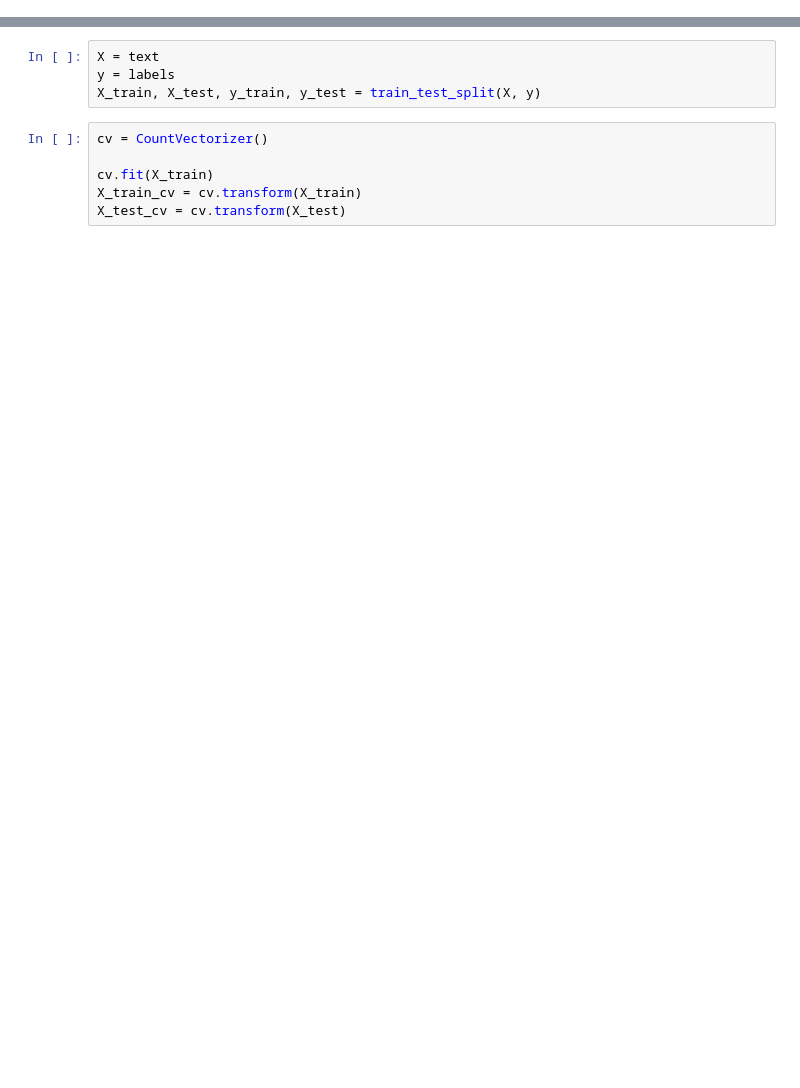
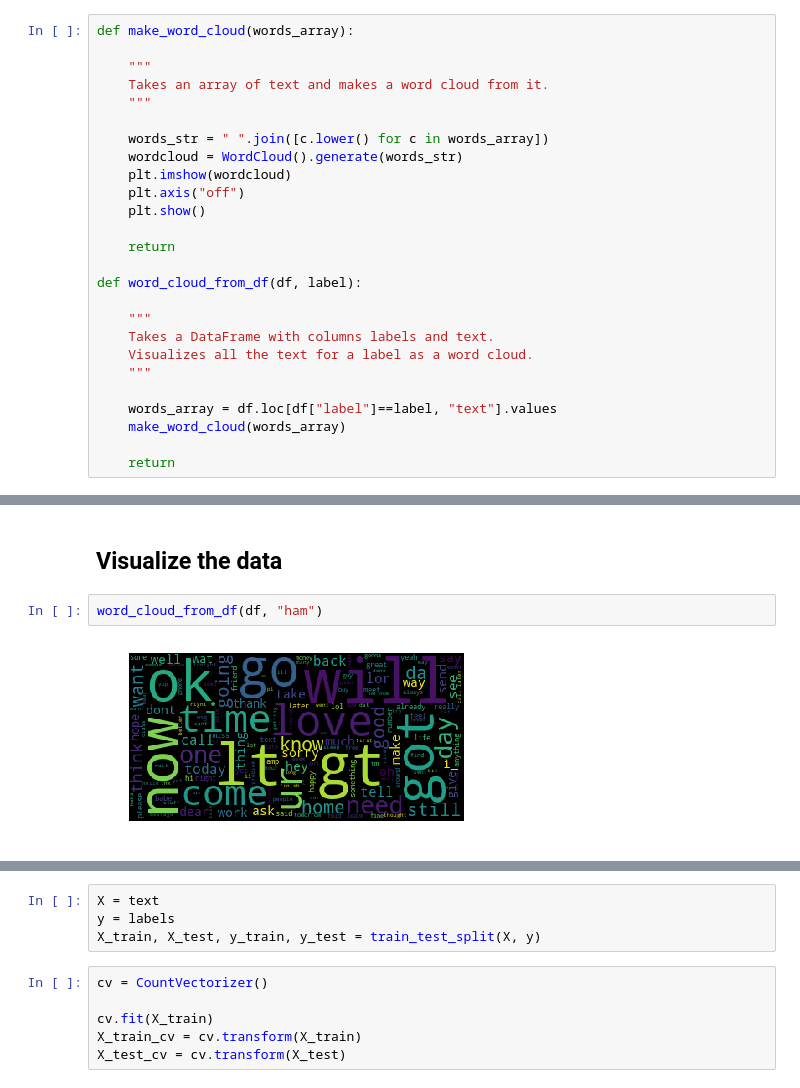
Before and after one commit to edkrueger/NLP, a Jupyter notebook: span-detector-text/spam-detector-text.ipynb, the cells around one changed output, grey strips where cells are left out. Saved outputs shown, nothing was run; the diff lists cells and outputs as text; blank space fills up the shorter version.

```diff
--- a/span-detector-text/spam-detector-text.ipynb
+++ b/span-detector-text/spam-detector-text.ipynb
@@ -17,0 +38,26 @@ text = df["text"].values
+# %%
+def make_word_cloud(words_array):
+
+    """
+    Takes an array of text and makes a word cloud from it.
+    """
+
+    words_str = " ".join([c.lower() for c in words_array])
+    wordcloud = WordCloud().generate(words_str)
+    plt.imshow(wordcloud)
+    plt.axis("off")
+    plt.show()
+
+    return
+
+def word_cloud_from_df(df, label):
+
+    """
+    Takes a DataFrame with columns labels and text.
+    Visualizes all the text for a label as a word cloud.
+    """
+
+    words_array = df.loc[df["label"]==label, "text"].values
+    make_word_cloud(words_array)
+
+    return
@@ -17,0 +74,6 @@ text = df["text"].values
+# %% [markdown]
+## Visualize the data
+# %%
+word_cloud_from_df(df, "ham")
+# %% [output]
+[figure, added]
```
Also changed, not shown: parts of 24 cells of this notebook.
